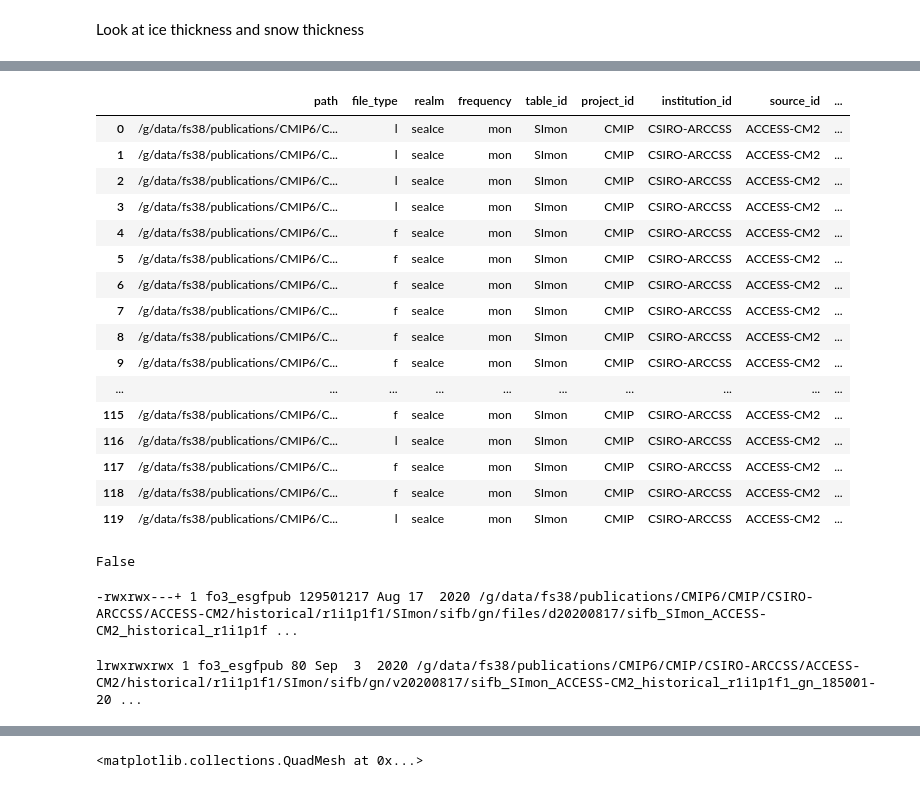
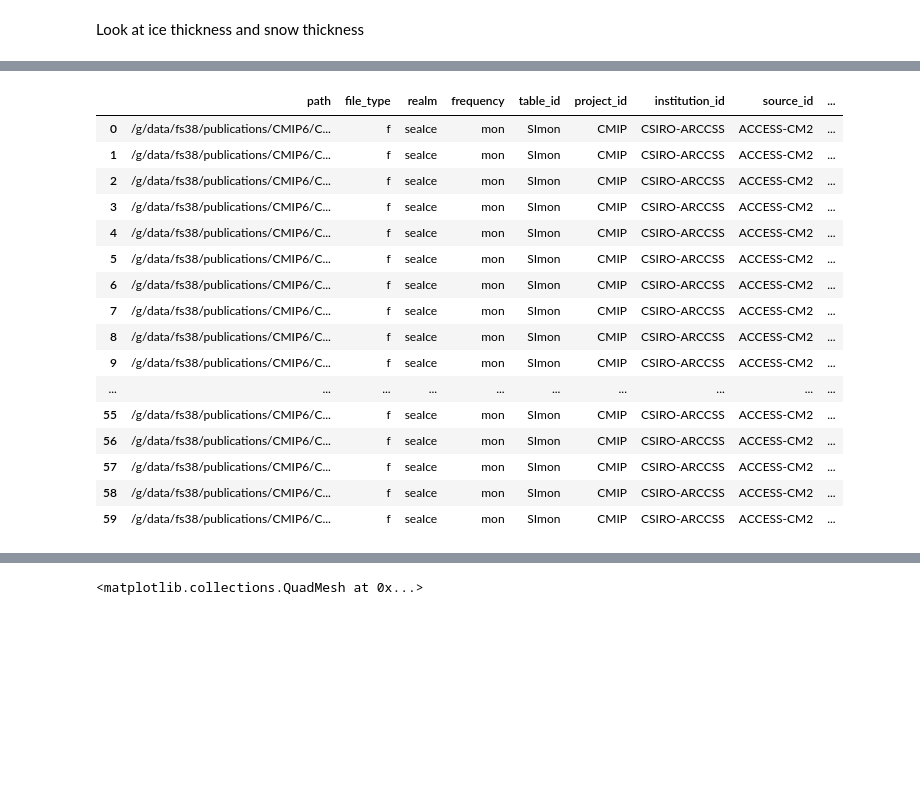
Before and after one commit to anton-seaice/sandbox, a Jupyter notebook: cm2/si_fb_cm2.ipynb, the cells around one changed output, grey strips where cells are left out. Drawn from its saved outputs; the diff is of its cells as text; code cells hidden in the pictures; blank space fills up the shorter version.

```diff
--- a/cm2/si_fb_cm2.ipynb
+++ b/cm2/si_fb_cm2.ipynb
@@ -86,19 +91,20 @@ Name: member_id, dtype: object
 # %%
 search = cat["cmip6_fs38"].search(
     realm="seaIce",
     frequency="mon",
     member_id="r1i1p1f1",
     experiment_id="historical",
-    source_id="ACCESS-CM2"
+    source_id="ACCESS-CM2",
+    file_type="f"
 )
 
 search.df
 # %% [output]
 |  | path | file_type | realm | frequency | table_id | project_id | institution_id | source_id | ... |
-| 0 | /g/data/fs38/publications/CMIP6/C... | l | seaIce | mon | SImon | CMIP | CSIRO-ARCCSS | ACCESS-CM2 | ... |
-| 1 | /g/data/fs38/publications/CMIP6/C... | l | seaIce | mon | SImon | CMIP | CSIRO-ARCCSS | ACCESS-CM2 | ... |
-| 2 | /g/data/fs38/publications/CMIP6/C... | l | seaIce | mon | SImon | CMIP | CSIRO-ARCCSS | ACCESS-CM2 | ... |
-| 3 | /g/data/fs38/publications/CMIP6/C... | l | seaIce | mon | SImon | CMIP | CSIRO-ARCCSS | ACCESS-CM2 | ... |
+| 0 | /g/data/fs38/publications/CMIP6/C... | f | seaIce | mon | SImon | CMIP | CSIRO-ARCCSS | ACCESS-CM2 | ... |
+| 1 | /g/data/fs38/publications/CMIP6/C... | f | seaIce | mon | SImon | CMIP | CSIRO-ARCCSS | ACCESS-CM2 | ... |
+| 2 | /g/data/fs38/publications/CMIP6/C... | f | seaIce | mon | SImon | CMIP | CSIRO-ARCCSS | ACCESS-CM2 | ... |
+| 3 | /g/data/fs38/publications/CMIP6/C... | f | seaIce | mon | SImon | CMIP | CSIRO-ARCCSS | ACCESS-CM2 | ... |
 | 4 | /g/data/fs38/publications/CMIP6/C... | f | seaIce | mon | SImon | CMIP | CSIRO-ARCCSS | ACCESS-CM2 | ... |
 | 5 | /g/data/fs38/publications/CMIP6/C... | f | seaIce | mon | SImon | CMIP | CSIRO-ARCCSS | ACCESS-CM2 | ... |
 | 6 | /g/data/fs38/publications/CMIP6/C... | f | seaIce | mon | SImon | CMIP | CSIRO-ARCCSS | ACCESS-CM2 | ... |
@@ -106,20 +112,8 @@ search.df
 | 8 | /g/data/fs38/publications/CMIP6/C... | f | seaIce | mon | SImon | CMIP | CSIRO-ARCCSS | ACCESS-CM2 | ... |
 | 9 | /g/data/fs38/publications/CMIP6/C... | f | seaIce | mon | SImon | CMIP | CSIRO-ARCCSS | ACCESS-CM2 | ... |
 | ... | ... | ... | ... | ... | ... | ... | ... | ... | ... |
-| 115 | /g/data/fs38/publications/CMIP6/C... | f | seaIce | mon | SImon | CMIP | CSIRO-ARCCSS | ACCESS-CM2 | ... |
-| 116 | /g/data/fs38/publications/CMIP6/C... | l | seaIce | mon | SImon | CMIP | CSIRO-ARCCSS | ACCESS-CM2 | ... |
-| 117 | /g/data/fs38/publications/CMIP6/C... | f | seaIce | mon | SImon | CMIP | CSIRO-ARCCSS | ACCESS-CM2 | ... |
-| 118 | /g/data/fs38/publications/CMIP6/C... | f | seaIce | mon | SImon | CMIP | CSIRO-ARCCSS | ACCESS-CM2 | ... |
-| 119 | /g/data/fs38/publications/CMIP6/C... | l | seaIce | mon | SImon | CMIP | CSIRO-ARCCSS | ACCESS-CM2 | ... |
+| 55 | /g/data/fs38/publications/CMIP6/C... | f | seaIce | mon | SImon | CMIP | CSIRO-ARCCSS | ACCESS-CM2 | ... |
+| 56 | /g/data/fs38/publications/CMIP6/C... | f | seaIce | mon | SImon | CMIP | CSIRO-ARCCSS | ACCESS-CM2 | ... |
+| 57 | /g/data/fs38/publications/CMIP6/C... | f | seaIce | mon | SImon | CMIP | CSIRO-ARCCSS | ACCESS-CM2 | ... |
+| 58 | /g/data/fs38/publications/CMIP6/C... | f | seaIce | mon | SImon | CMIP | CSIRO-ARCCSS | ACCESS-CM2 | ... |
+| 59 | /g/data/fs38/publications/CMIP6/C... | f | seaIce | mon | SImon | CMIP | CSIRO-ARCCSS | ACCESS-CM2 | ... |
-# %%
-search.df.path[0] == search.df.path[1]
-# %% [output]
-False
-# %%
-ll {search.search(variable_id="sifb").df.path[0]}
-# %% [output]
--rwxrwx---+ 1 fo3_esgfpub 129501217 Aug 17  2020 /g/data/fs38/publications/CMIP6/CMIP/CSIRO-ARCCSS/ACCESS-CM2/historical/r1i1p1f1/SImon/sifb/gn/files/d20200817/sifb_SImon_ACCESS-CM2_historical_r1i1p1f ...
-# %%
-ll {search.search(variable_id="sifb").df.path[1]}
-# %% [output]
-lrwxrwxrwx 1 fo3_esgfpub 80 Sep  3  2020 /g/data/fs38/publications/CMIP6/CMIP/CSIRO-ARCCSS/ACCESS-CM2/historical/r1i1p1f1/SImon/sifb/gn/v20200817/sifb_SImon_ACCESS-CM2_historical_r1i1p1f1_gn_185001-20 ...
```
Also changed, not shown: parts of 17 cells of this notebook.
